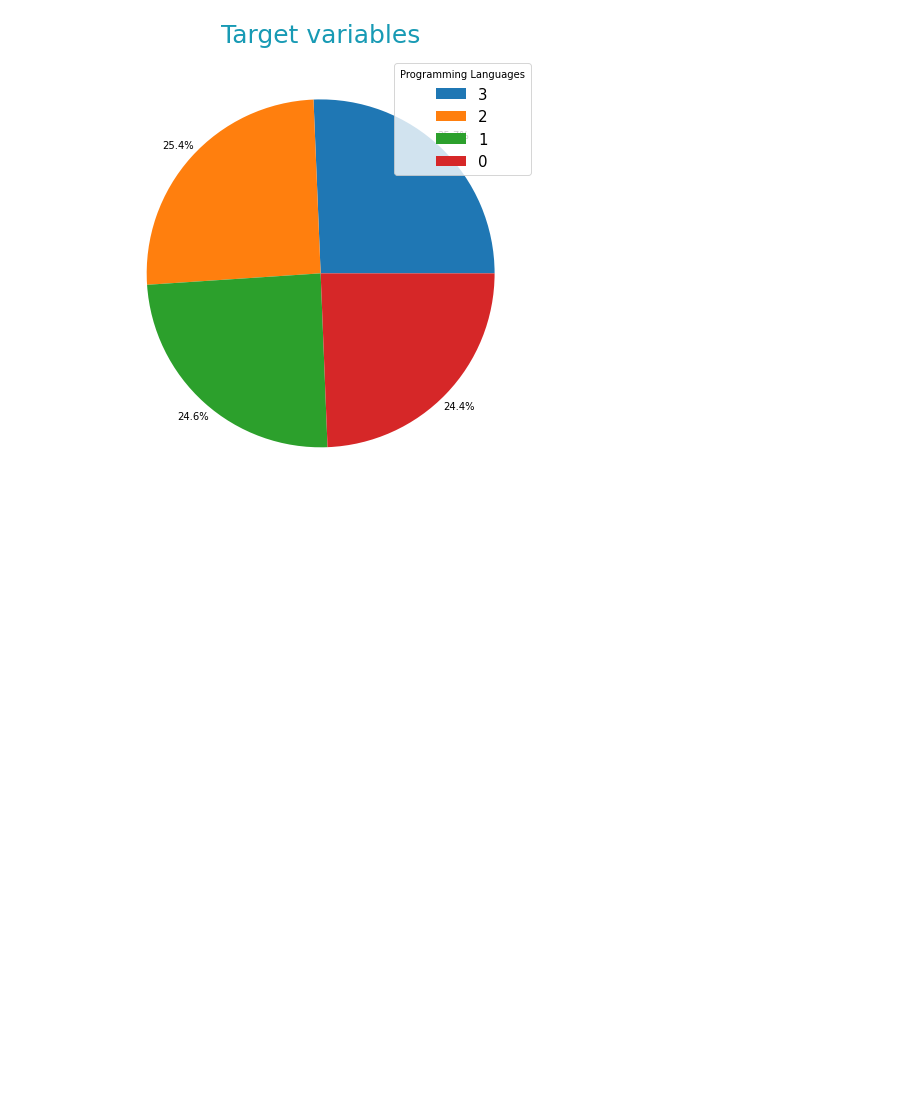
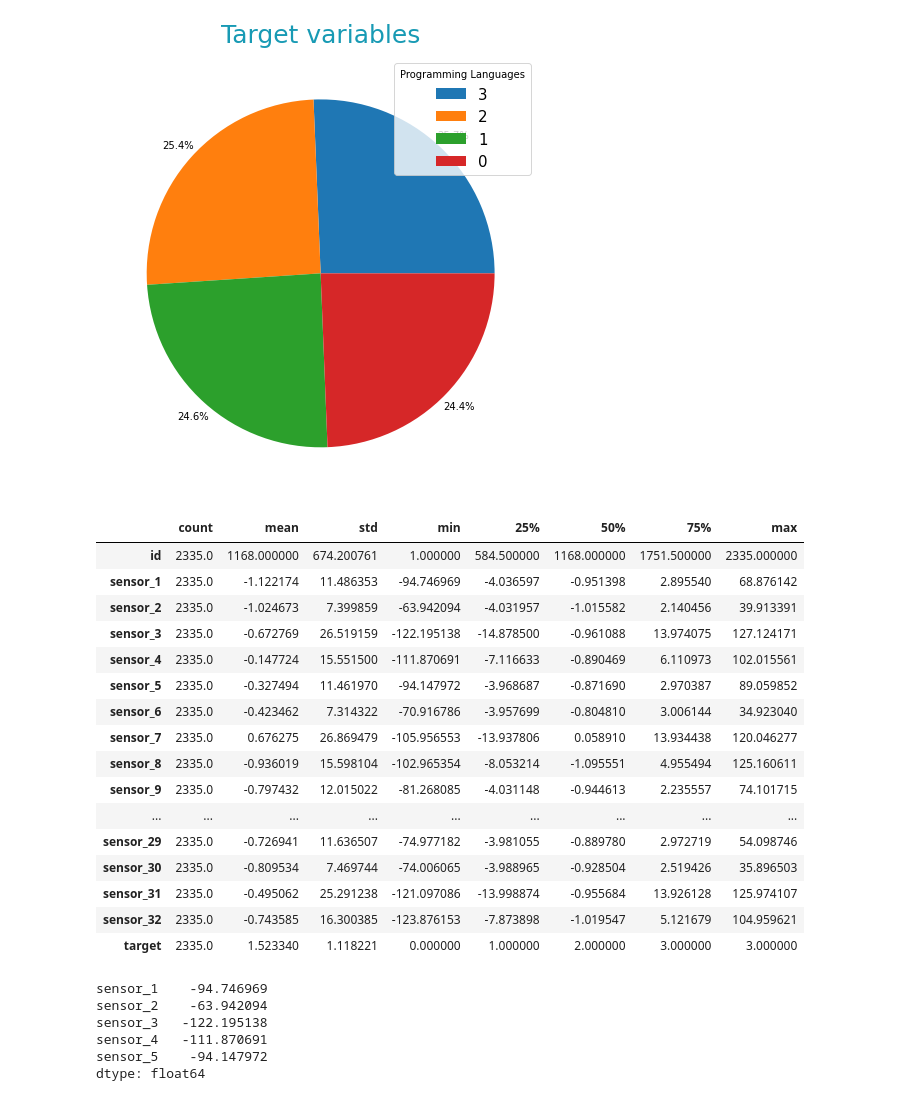
Before and after one commit to TrellixVulnTeam/GestureClassification_QRIP, a Jupyter notebook: gestureClassification.ipynb, the cells around one changed output. Cells and saved outputs as stored; diff of their text form; code cells hidden in the pictures; blank space fills up the shorter version.

```diff
--- a/gestureClassification.ipynb
+++ b/gestureClassification.ipynb
@@ -79,3 +78,37 @@ plt.legend(['3', '2', '1', '0'], loc = "upper right",title="Programming Language
 plt.show()
 # %% [output]
 [figure]
+# %%
+train.describe().T
+# %% [output]
+|  | count | mean | std | min | 25% | 50% | 75% | max |
+| id | 2335.0 | 1168.000000 | 674.200761 | 1.000000 | 584.500000 | 1168.000000 | 1751.500000 | 2335.000000 |
+| sensor_1 | 2335.0 | -1.122174 | 11.486353 | -94.746969 | -4.036597 | -0.951398 | 2.895540 | 68.876142 |
+| sensor_2 | 2335.0 | -1.024673 | 7.399859 | -63.942094 | -4.031957 | -1.015582 | 2.140456 | 39.913391 |
+| sensor_3 | 2335.0 | -0.672769 | 26.519159 | -122.195138 | -14.878500 | -0.961088 | 13.974075 | 127.124171 |
+| sensor_4 | 2335.0 | -0.147724 | 15.551500 | -111.870691 | -7.116633 | -0.890469 | 6.110973 | 102.015561 |
+| sensor_5 | 2335.0 | -0.327494 | 11.461970 | -94.147972 | -3.968687 | -0.871690 | 2.970387 | 89.059852 |
+| sensor_6 | 2335.0 | -0.423462 | 7.314322 | -70.916786 | -3.957699 | -0.804810 | 3.006144 | 34.923040 |
+| sensor_7 | 2335.0 | 0.676275 | 26.869479 | -105.956553 | -13.937806 | 0.058910 | 13.934438 | 120.046277 |
+| sensor_8 | 2335.0 | -0.936019 | 15.598104 | -102.965354 | -8.053214 | -1.095551 | 4.955494 | 125.160611 |
+| sensor_9 | 2335.0 | -0.797432 | 12.015022 | -81.268085 | -4.031148 | -0.944613 | 2.235557 | 74.101715 |
+| ... | ... | ... | ... | ... | ... | ... | ... | ... |
+| sensor_29 | 2335.0 | -0.726941 | 11.636507 | -74.977182 | -3.981055 | -0.889780 | 2.972719 | 54.098746 |
+| sensor_30 | 2335.0 | -0.809534 | 7.469744 | -74.006065 | -3.988965 | -0.928504 | 2.519426 | 35.896503 |
+| sensor_31 | 2335.0 | -0.495062 | 25.291238 | -121.097086 | -13.998874 | -0.955684 | 13.926128 | 125.974107 |
+| sensor_32 | 2335.0 | -0.743585 | 16.300385 | -123.876153 | -7.873898 | -1.019547 | 5.121679 | 104.959621 |
+| target | 2335.0 | 1.523340 | 1.118221 | 0.000000 | 1.000000 | 2.000000 | 3.000000 | 3.000000 |
+# %%
+train_x = train.drop(['id', 'target'], axis = 1)
+test_x = test.drop(['id'], axis = 1)
+
+mins = train_x.min()
+maxs = train_x.max()
+mins[:5]
+# %% [output]
+sensor_1    -94.746969
+sensor_2    -63.942094
+sensor_3   -122.195138
+sensor_4   -111.870691
+sensor_5    -94.147972
+dtype: float64
```
Also changed, not shown: parts of 2 cells of this notebook.
